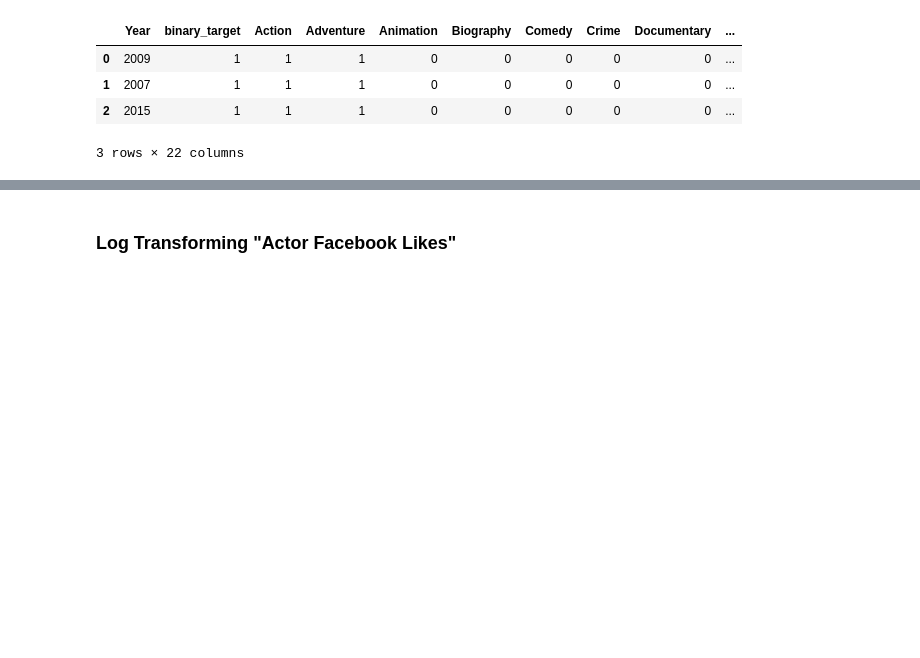
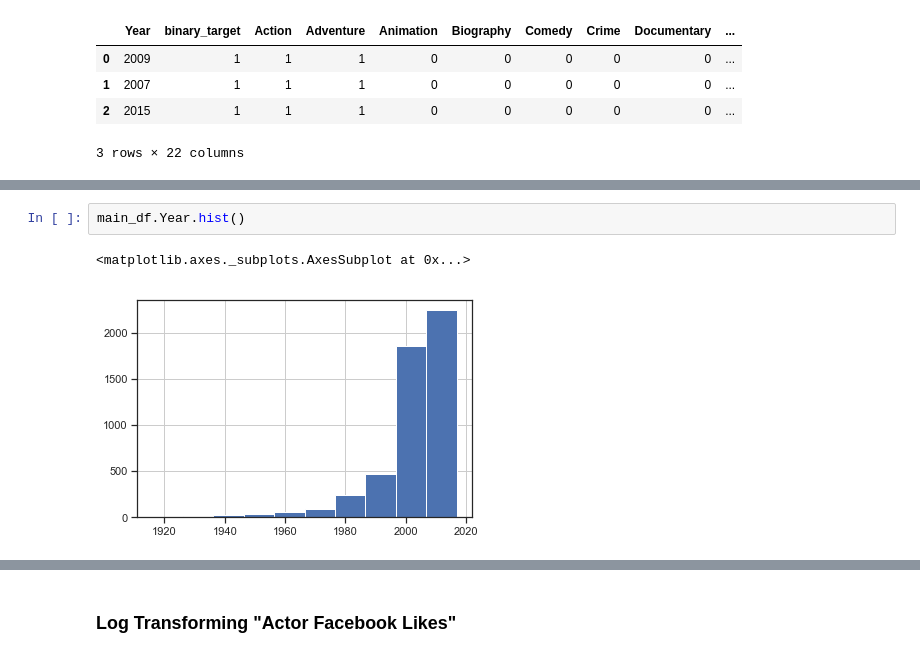
Before and after one commit to boscacci/IMdB-Regression, a Jupyter notebook: Good_Film_Bad_Film.ipynb, the cells around one changed output, grey strips where cells are left out. Cells and saved outputs as stored; diff of their text form; blank space fills up the shorter version.

```diff
--- a/Good_Film_Bad_Film.ipynb
+++ b/Good_Film_Bad_Film.ipynb
@@ -164,0 +173,5 @@ main_df[:3]
+# %%
+main_df.Year.hist()
+# %% [output]
+<matplotlib.axes._subplots.AxesSubplot at 0x...>
+[figure, added]
```
Also changed, not shown: parts of 23 cells of this notebook, 5 other files.
